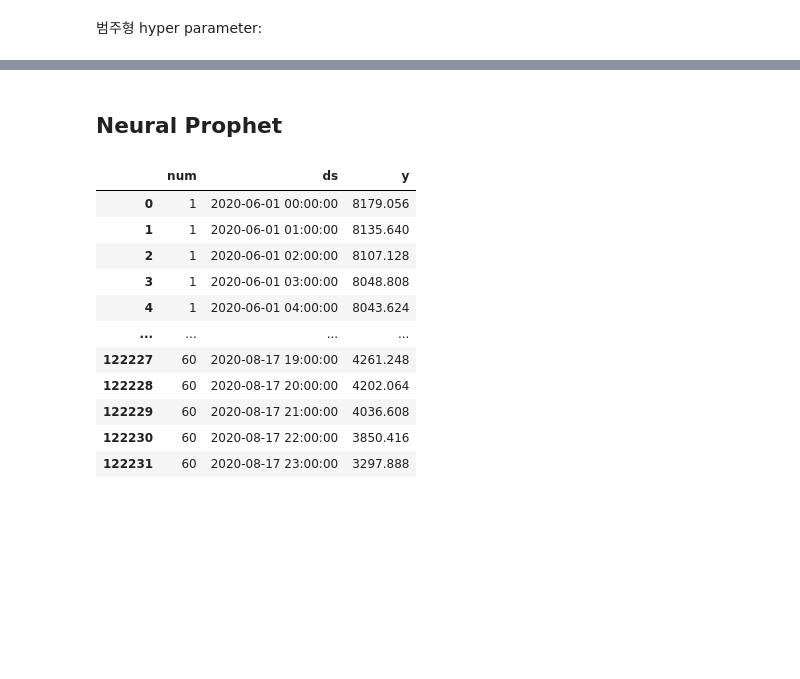
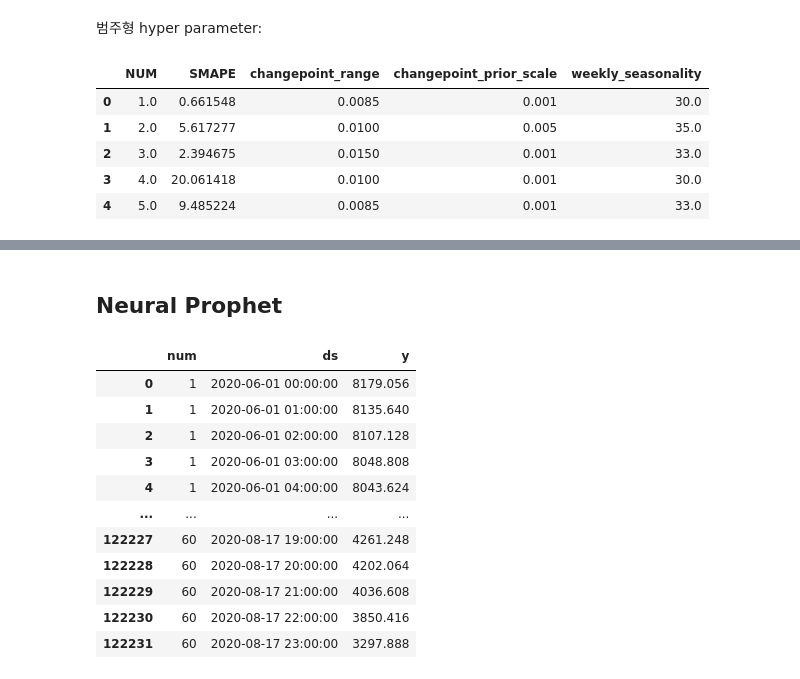
Before and after one commit to yunyoseob/SD_academy_Study, a Jupyter notebook: 전력사용량_예측_AI_경진대회(Prophet).ipynb, the cells around one changed output, grey strips where cells are left out. Cells and saved outputs as stored; diff of their text form; code cells hidden in the pictures; blank space fills up the shorter version.

```diff
--- a/전력사용량_예측_AI_경진대회(Prophet).ipynb
+++ b/전력사용량_예측_AI_경진대회(Prophet).ipynb
@@ -621,2 +669,11 @@ smape는 5.493914207552665 입니다.
 # %% [markdown]
 범주형 hyper parameter:
+# %%
+fb_parameters.head()
+# %% [output]
+|  | NUM | SMAPE | changepoint_range | changepoint_prior_scale | weekly_seasonality |
+| 0 | 1.0 | 0.661548 | 0.0085 | 0.001 | 30.0 |
+| 1 | 2.0 | 5.617277 | 0.0100 | 0.005 | 35.0 |
+| 2 | 3.0 | 2.394675 | 0.0150 | 0.001 | 33.0 |
+| 3 | 4.0 | 20.061418 | 0.0100 | 0.001 | 30.0 |
+| 4 | 5.0 | 9.485224 | 0.0085 | 0.001 | 33.0 |
```
Also changed, not shown: parts of 74 cells of this notebook.
